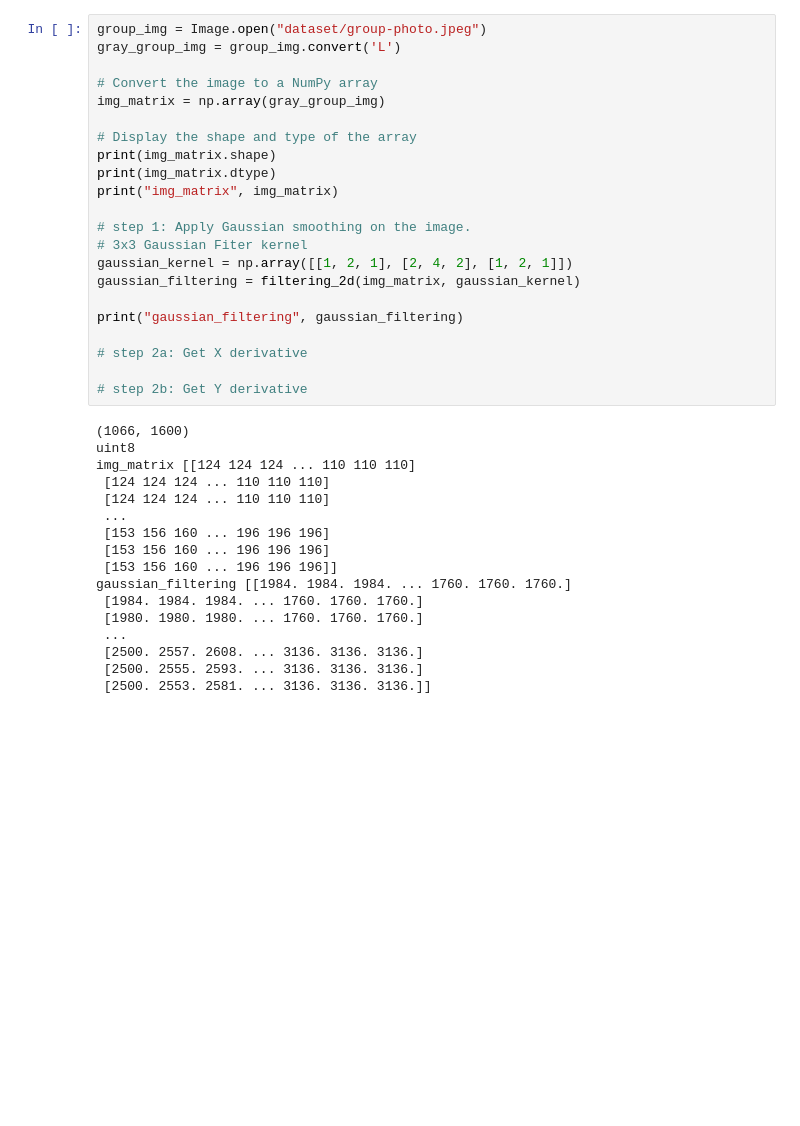
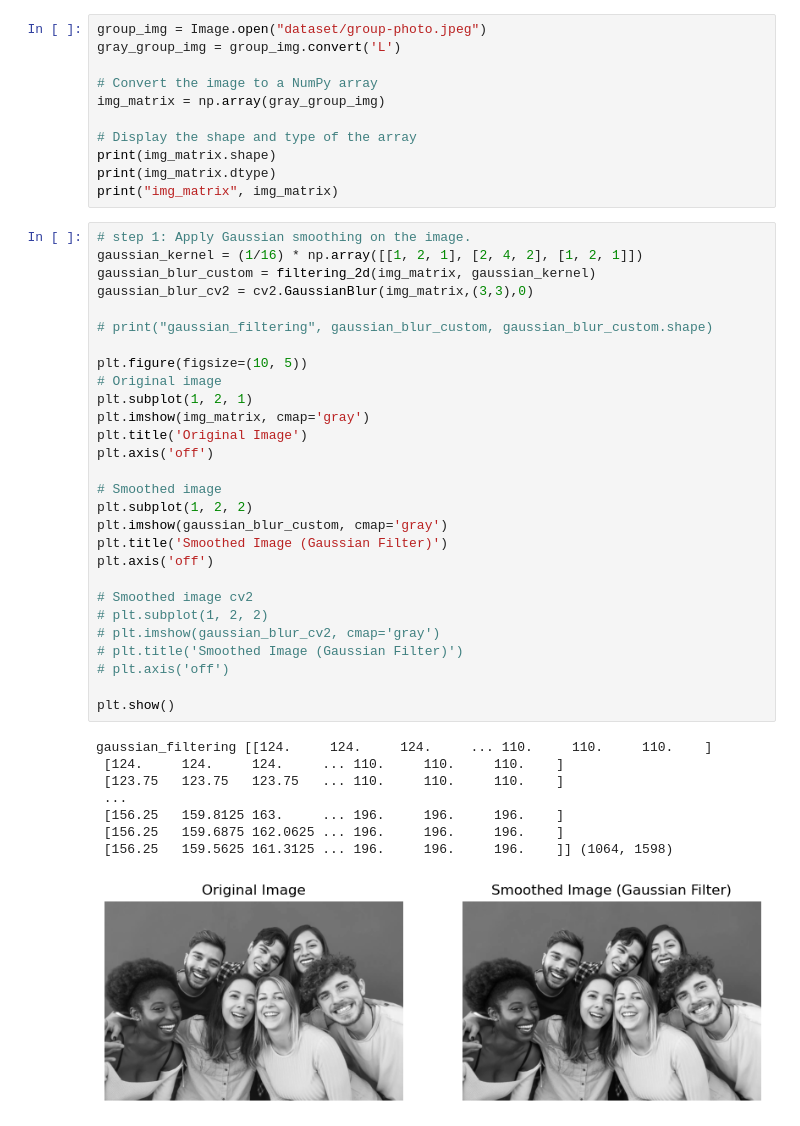
Before and after one commit to TAM360/computer-vision, a Jupyter notebook: assignment-1/canny-edge-detection.ipynb, the cells around one changed output. Saved outputs shown, nothing was run; the diff lists cells and outputs as text; blank space fills up the shorter version.

Commit message:
feat: Add Gaussian smoothing step.

```diff
--- a/assignment-1/canny-edge-detection.ipynb
+++ b/assignment-1/canny-edge-detection.ipynb
@@ -48,31 +49,40 @@ img_matrix = np.array(gray_group_img)
 print(img_matrix.shape)
 print(img_matrix.dtype)
 print("img_matrix", img_matrix)
-
-# step 1: Apply Gaussian smoothing on the image.
-# 3x3 Gaussian Fiter kernel
-gaussian_kernel = np.array([[1, 2, 1], [2, 4, 2], [1, 2, 1]])
-gaussian_filtering = filtering_2d(img_matrix, gaussian_kernel)
-
-print("gaussian_filtering", gaussian_filtering)
-
-# step 2a: Get X derivative
-
-# step 2b: Get Y derivative
-# %% [output]
-(1066, 1600)
-uint8
-img_matrix [[124 124 124 ... 110 110 110]
- [124 124 124 ... 110 110 110]
- [124 124 124 ... 110 110 110]
- ...
- [153 156 160 ... 196 196 196]
- [153 156 160 ... 196 196 196]
- [153 156 160 ... 196 196 196]]
-gaussian_filtering [[1984. 1984. 1984. ... 1760. 1760. 1760.]
- [1984. 1984. 1984. ... 1760. 1760. 1760.]
- [1980. 1980. 1980. ... 1760. 1760. 1760.]
- ...
- [2500. 2557. 2608. ... 3136. 3136. 3136.]
- [2500. 2555. 2593. ... 3136. 3136. 3136.]
- [2500. 2553. 2581. ... 3136. 3136. 3136.]]
+# %%
+# step 1: Apply Gaussian smoothing on the image.
+gaussian_kernel = (1/16) * np.array([[1, 2, 1], [2, 4, 2], [1, 2, 1]])
+gaussian_blur_custom = filtering_2d(img_matrix, gaussian_kernel)
+gaussian_blur_cv2 = cv2.GaussianBlur(img_matrix,(3,3),0)
+
+# print("gaussian_filtering", gaussian_blur_custom, gaussian_blur_custom.shape)
+
+plt.figure(figsize=(10, 5))
+# Original image
+plt.subplot(1, 2, 1)
+plt.imshow(img_matrix, cmap='gray')
+plt.title('Original Image')
+plt.axis('off')
+
+# Smoothed image
+plt.subplot(1, 2, 2)
+plt.imshow(gaussian_blur_custom, cmap='gray')
+plt.title('Smoothed Image (Gaussian Filter)')
+plt.axis('off')
+
+# Smoothed image cv2
+# plt.subplot(1, 2, 2)
+# plt.imshow(gaussian_blur_cv2, cmap='gray')
+# plt.title('Smoothed Image (Gaussian Filter)')
+# plt.axis('off')
+
+plt.show()
+# %% [output]
+gaussian_filtering [[124.     124.     124.     ... 110.     110.     110.    ]
+ [124.     124.     124.     ... 110.     110.     110.    ]
+ [123.75   123.75   123.75   ... 110.     110.     110.    ]
+ ...
+ [156.25   159.8125 163.     ... 196.     196.     196.    ]
+ [156.25   159.6875 162.0625 ... 196.     196.     196.    ]
+ [156.25   159.5625 161.3125 ... 196.     196.     196.    ]] (1064, 1598)
+[figure, added]
```
Also changed, not shown: parts of 1 cell of this notebook.
